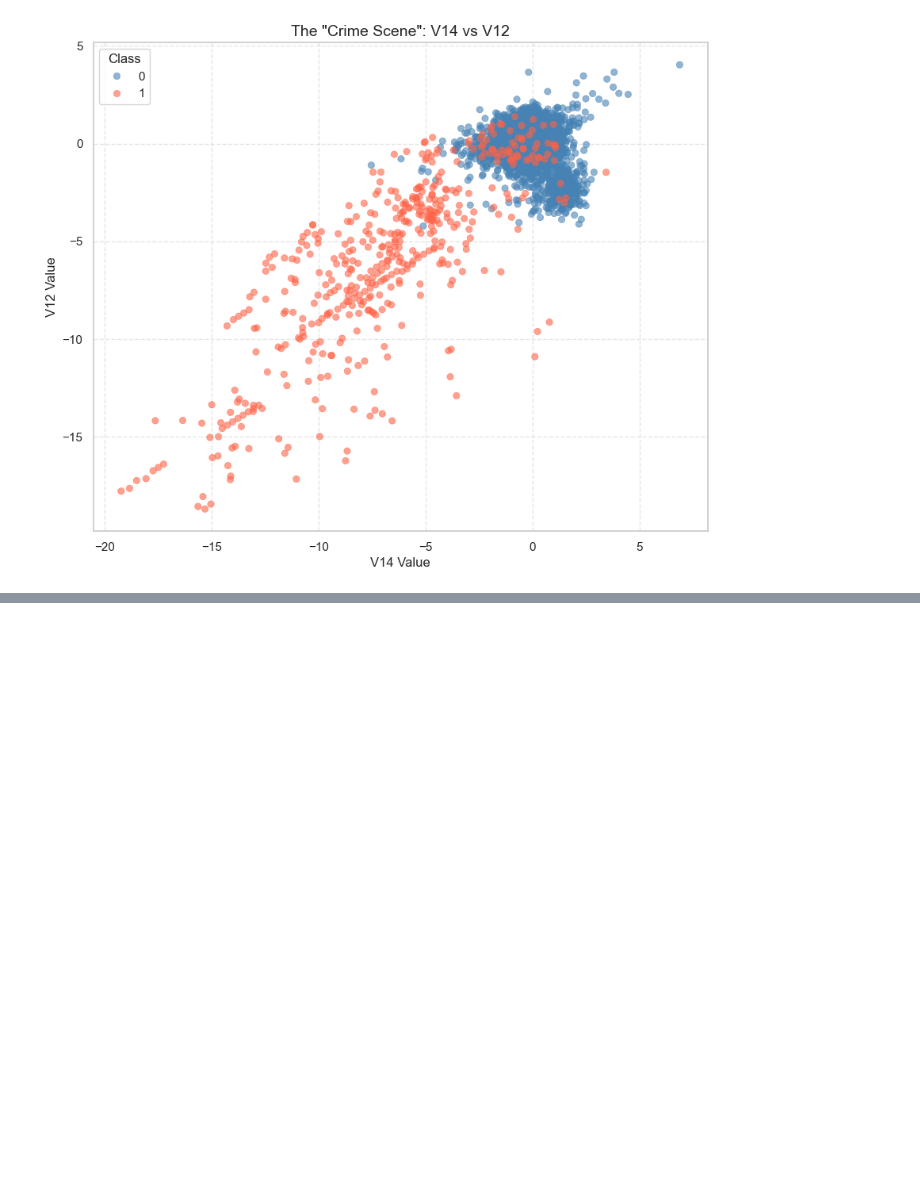
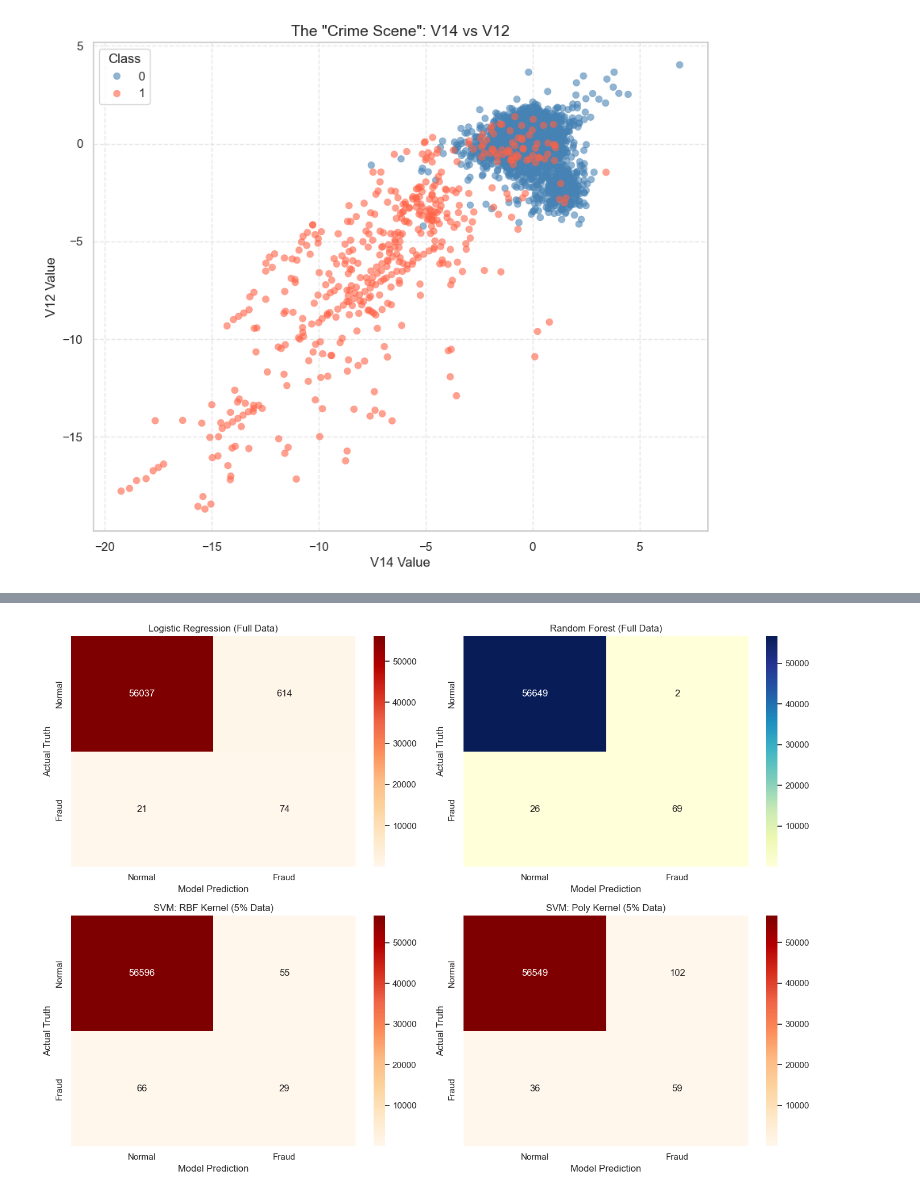
Before and after one commit to Vaibhav9892/Credit-Card-Fraud-Detection, a Jupyter notebook: colab.ipynb, the cells around one changed output, grey strips where cells are left out. Cells and saved outputs as stored; diff of their text form; code cells hidden in the pictures; blank space fills up the shorter version.

```diff
--- a/colab.ipynb
+++ b/colab.ipynb
@@ -270,0 +553,86 @@ plt.show()
+# %%
+# ---------------------------------------------------------
+# CELL 14: THE FINAL SHOWDOWN (SVM KERNELS & TEST SET)
+# ---------------------------------------------------------
+from sklearn.model_selection import train_test_split, cross_validate, StratifiedKFold
+from sklearn.svm import SVC
+from sklearn.metrics import confusion_matrix, recall_score, precision_score, f1_score
+import pandas as pd
+import matplotlib.pyplot as plt
+import seaborn as sns
+import numpy as np
+
+print("🚨 INITIALIZING THE FINAL SHOWDOWN 🚨\n")
+
+# 1. Create a safe 5% subset for the heavy non-linear SVM kernels
+print("1. Creating a 5% safe training subset for RBF and Poly SVMs...")
+X_train_sub, _, y_train_sub, _ = train_test_split(
+    X_train, y_train, train_size=0.05, stratify=y_train, random_state=42
+)
+
+# 2. Define the new non-linear SVM models
+svm_models = {
+    "SVM: RBF Kernel": SVC(kernel='rbf', class_weight='balanced', random_state=42),
+    "SVM: Poly Kernel": SVC(kernel='poly', degree=2, class_weight='balanced', random_state=42)
+}
+
+# 3. Cross-Validate the new SVMs on the 5% subset
+print("\n2. Cross-Validating SVM Kernels on 5% Subset...")
+skf = StratifiedKFold(n_splits=5, shuffle=True, random_state=42)
+scoring_metrics = ['recall', 'precision', 'f1']
+
+for name, model in svm_models.items():
+    print(f"   -> Running CV for {name}...")
+    cv_res = cross_validate(model, X_train_sub, y_train_sub, cv=skf, scoring=scoring_metrics)
+    print(f"      [CV Results] Catch Rate: {np.mean(cv_res['test_recall'])*100:.1f}% | Precision: {np.mean(cv_res['test_precision'])*100:.1f}%")
+
+    # Fit the model finally on the whole 5% subset for the Test Set evaluation
+    model.fit(X_train_sub, y_train_sub)
+
+# 4. Gather our trained models for the final Test Set run
+# We grab log_reg and rf_model which are already in your Mac's memory from Cell 10!
+print("\n3. Testing all models on the UNSEEN 20% Test Set...")
+trained_models = {
+    "Logistic Regression (Full Data)": log_reg,
+    "Random Forest (Full Data)": rf_model,
+    "SVM: RBF Kernel (5% Data)": svm_models["SVM: RBF Kernel"],
+    "SVM: Poly Kernel (5% Data)": svm_models["SVM: Poly Kernel"]
+}
+
+results_data = []
+cms = {}
+
+for name, model in trained_models.items():
+    # Predict directly on the Test Set
+    y_pred_test = model.predict(X_test)
+
+    results_data.append({
+        "Model": name,
+        "Catch Rate (Recall %)": recall_score(y_test, y_pred_test) * 100,
+        "Annoyance (Precision %)": precision_score(y_test, y_pred_test) * 100,
+        "F1-Score": f1_score(y_test, y_pred_test)
+    })
+    cms[name] = confusion_matrix(y_test, y_pred_test)
+
+# 5. Print the Final Leaderboard
+print("\n" + "="*70)
+print(" 🏆 FINAL TEST SET LEADERBOARD (UNSEEN DATA)")
+print("="*70)
+results_df = pd.DataFrame(results_data).round(2)
+display(results_df)
+
+# 6. Plot the Confusion Matrices side-by-side
+fig, axes = plt.subplots(2, 2, figsize=(14, 10))
+axes = axes.flatten()
+
+for i, (name, cm) in enumerate(cms.items()):
+    cmap = 'OrRd' if 'SVM' in name or 'Logistic' in name else 'YlGnBu'
+    sns.heatmap(cm, annot=True, fmt='d', cmap=cmap, ax=axes[i],
+                xticklabels=['Normal', 'Fraud'], yticklabels=['Normal', 'Fraud'])
+    axes[i].set_title(name)
+    axes[i].set_ylabel('Actual Truth')
+    axes[i].set_xlabel('Model Prediction')
+
+plt.tight_layout()
+plt.show()
+# %% [output]
@@ -270,0 +659 @@ plt.show()
+[figure, added]
```
Also changed, not shown: parts of 6 cells of this notebook.
